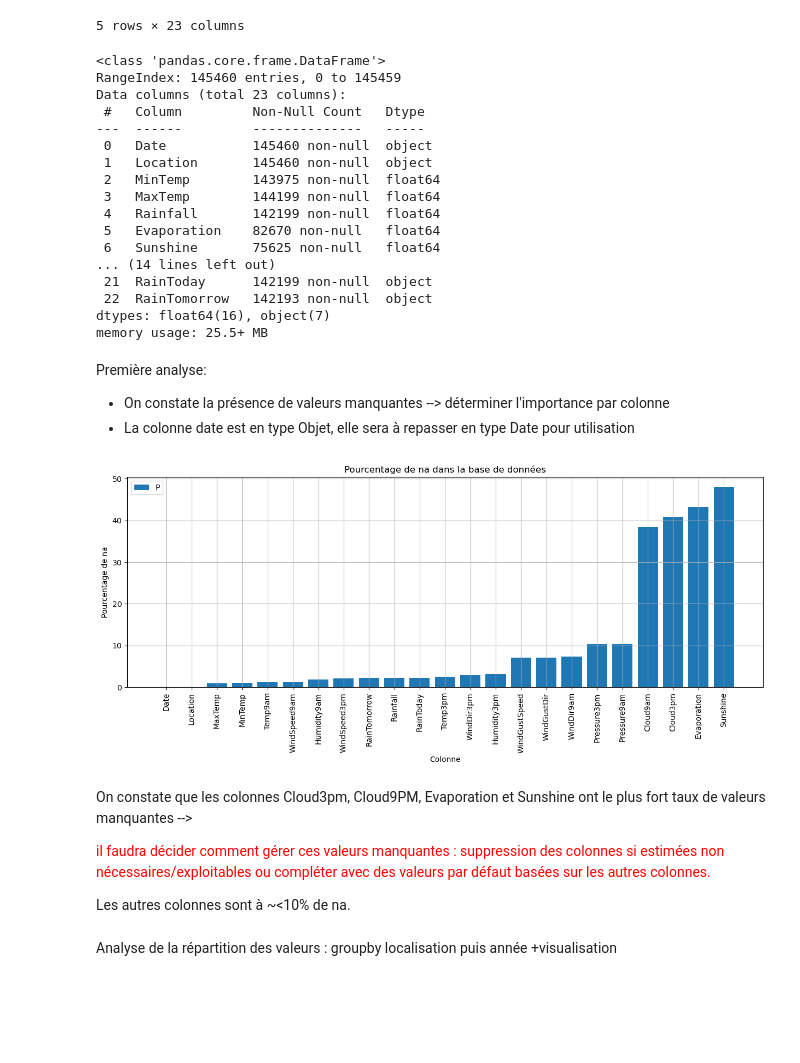
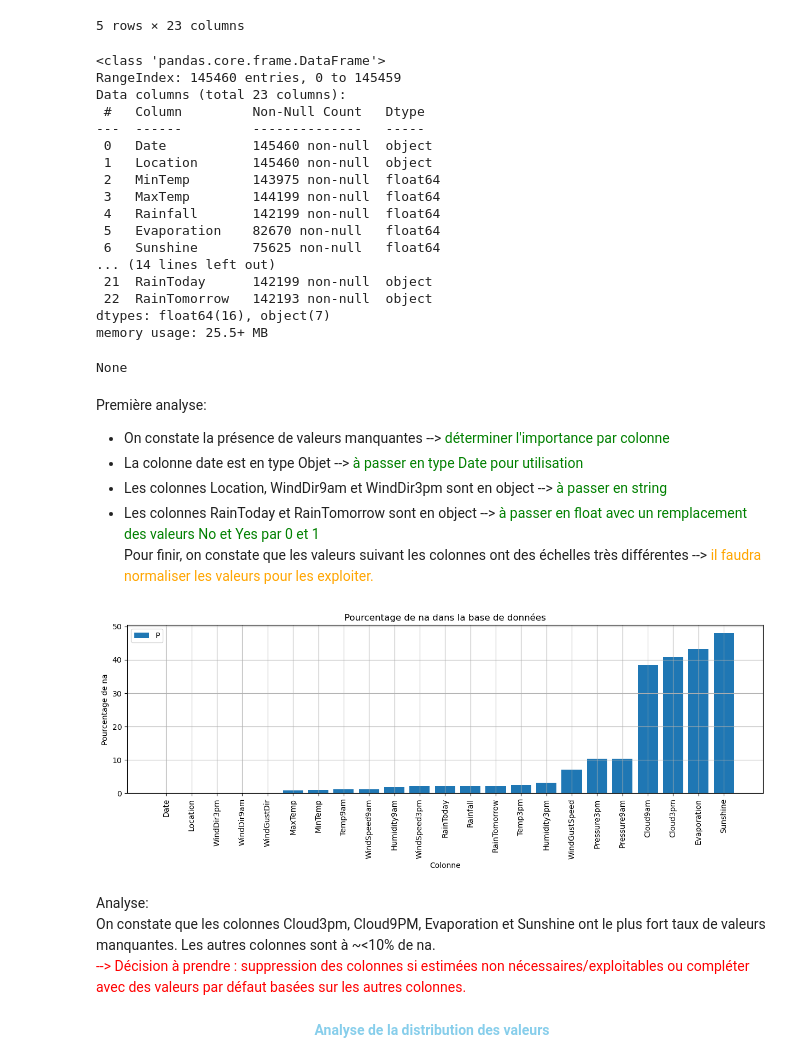
Before and after one commit to thomaspons/aug25cds_meteo_tp, a Jupyter notebook: notebooks/DS_project_weatherAUS.ipynb, the cells around one changed output. Saved outputs shown, nothing was run; the diff lists cells and outputs as text; code cells hidden in the pictures; blank space fills up the shorter version.

```diff
--- a/notebooks/DS_project_weatherAUS.ipynb
+++ b/notebooks/DS_project_weatherAUS.ipynb
@@ -30,7 +32,7 @@ df.head()
 | 4 | 2008-12-05 | Albury | 17.5 | 32.3 | 1.0 | NaN | NaN | W | 41.0 | ... |
 5 rows × 23 columns
 # %%
-df.info()
+display(df.info())
 # %% [output]
 <class 'pandas.core.frame.DataFrame'>
 RangeIndex: 145460 entries, 0 to 145459
@@ -49,35 +51,51 @@ Data columns (total 23 columns):
  22  RainTomorrow   142193 non-null  object
 dtypes: float64(16), object(7)
 memory usage: 25.5+ MB
+None
 # %% [markdown]
-Première analyse:
-- On constate la présence de valeurs manquantes --> déterminer l'importance par colonne
-- La colonne date est en type Objet, elle sera à repasser en type Date pour utilisation
+Première analyse:<br>
+- On constate la présence de valeurs manquantes --> <font color="green">déterminer l'importance par colonne</font>
+- La colonne date est en type Objet --> <font color="green">à passer en type Date pour utilisation</font>
+- Les colonnes Location, WindDir9am et WindDir3pm sont en object --> <font color="green">à passer en string</font>
+- Les colonnes RainToday et RainTomorrow sont en object --> <font color="green">à passer en float avec un remplacement des valeurs No et Yes par 0 et 1</font><br>
+Pour finir, on constate que les valeurs suivant les colonnes ont des échelles très différentes --> <font color="orange">il faudra normaliser les valeurs pour les exploiter.</font>
 # %%
 # passage de la colonne date en format datetime
 df['Date'] = pd.to_datetime(df['Date'])
+# %%
+# passage des colonnes Location, WindGustDir, WinDir9am et WindDir3pm en string
+df['Location'] = df['Location'].astype(str)
+df['WindGustDir'] = df['WindGustDir'].astype(str)
+df['WindDir9am'] = df['WindDir9am'].astype(str)
+df['WindDir3pm'] = df['WindDir3pm'].astype(str)
+# %%
+# passage des colonnes RainToday et RainTomorrow en valeurs 0 ou 1
+df['RainToday'] = df['RainToday'].replace({'No' : 0, 'Yes' : 1})
+df['RainTomorrow'] = df['RainTomorrow'].replace({'No' : 0, 'Yes' : 1})
 # %%
 # calcul en pourcentage des valeurs manquantes pour chaque colonne du df pour modélisation dans un graphique
 na_counts = round(df.isna().sum()/len(df)*100,1)
 
 # Création d'un DataFrame à partir des résultats
 emptiness = pd.DataFrame({'column_name': na_counts.index, 'percent_na': na_counts.values})
 emptiness_sorted = emptiness.sort_values(by = "percent_na", ascending = True)
 
 # Modélisation graphique des % de na
-plt.figure(figsize=(15,5))
+plt.figure(figsize=(15,4))
 plt.grid()
 plt.bar(x = emptiness_sorted.column_name, height = emptiness_sorted.percent_na)
 plt.xlabel('Colonne')
 plt.xticks(rotation=90)
 plt.ylabel('Pourcentage de na')
 plt.title('Pourcentage de na dans la base de données')
 plt.legend('Pourcentage de na');
 # %% [output]
-[figure, old version]
+[figure, new version]
 # %% [markdown]
-On constate que les colonnes Cloud3pm, Cloud9PM, Evaporation et Sunshine ont le plus fort taux de valeurs manquantes --> <p style="color: red;">il faudra décider comment gérer ces valeurs manquantes :  suppression des colonnes si estimées non nécessaires/exploitables ou compléter avec des valeurs par défaut basées sur les autres colonnes.</p>
-Les autres colonnes sont à ~<10% de na.
+Analyse:<br>
+On constate que les colonnes Cloud3pm, Cloud9PM, Evaporation et Sunshine ont le plus fort taux de valeurs manquantes.
+Les autres colonnes sont à ~<10% de na.<br>
+<font color="red"> --> Décision à prendre : suppression des colonnes si estimées non nécessaires/exploitables ou compléter avec des valeurs par défaut basées sur les autres colonnes.</font>
 # %% [markdown]
-Analyse de la répartition des valeurs : groupby localisation puis année +visualisation
+<center><b><font color="skyblue">Analyse de la distribution des valeurs</font></b></center>
 # %%
```
Also changed, not shown: parts of 16 cells of this notebook.
